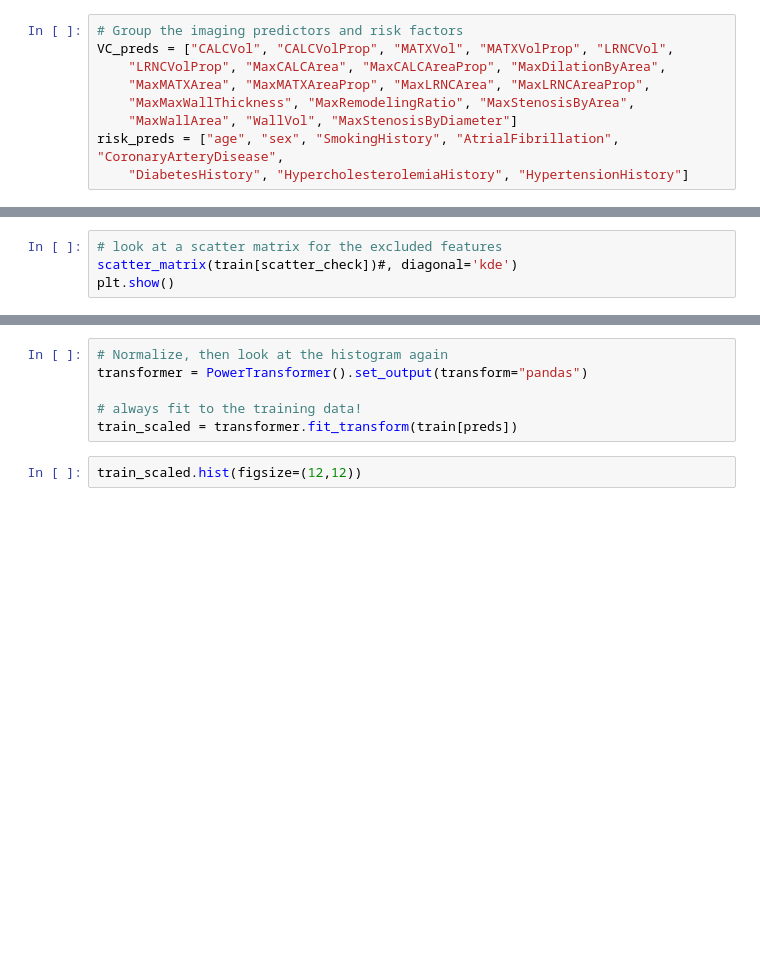
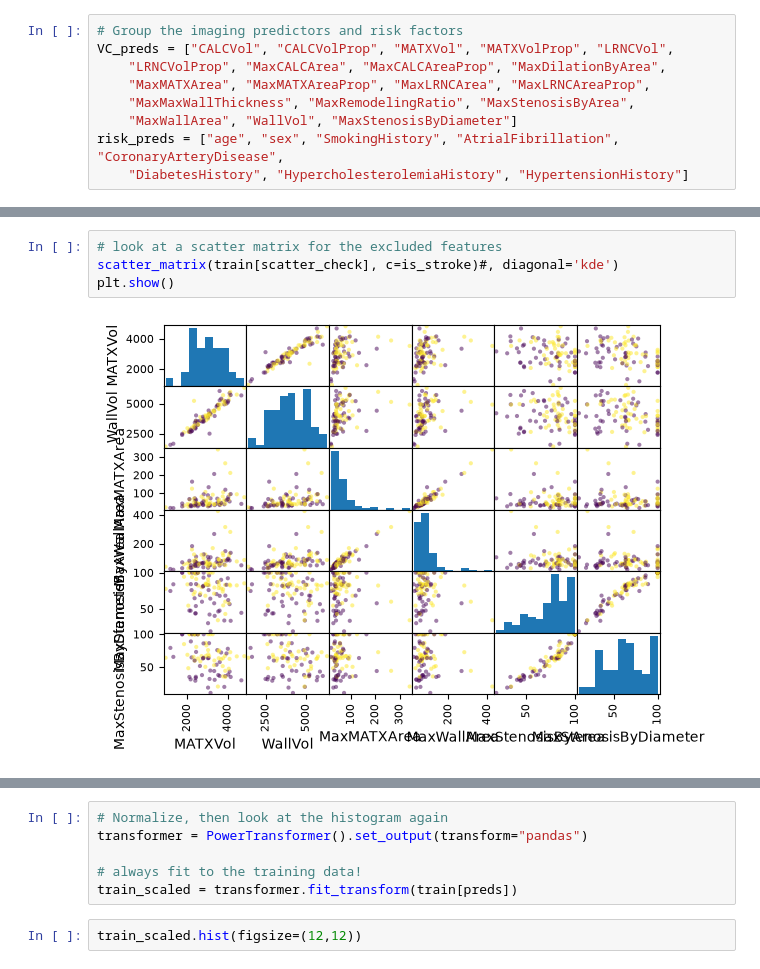
Before and after one commit to mru-data3464/f26, a Jupyter notebook: demo_code/01_stroke/strokedemo.ipynb, the cells around one changed output, grey strips where cells are left out. Drawn from its saved outputs; the diff is of its cells as text; blank space fills up the shorter version.

```diff
--- a/demo_code/01_stroke/strokedemo.ipynb
+++ b/demo_code/01_stroke/strokedemo.ipynb
@@ -82,7 +151,9 @@ preds = [p for p in VC_preds if p not in exclude]
 # %%
 # look at a scatter matrix for the excluded features
-scatter_matrix(train[scatter_check])#, diagonal='kde')
+scatter_matrix(train[scatter_check], c=is_stroke)#, diagonal='kde')
 plt.show()
+# %% [output]
+[figure, added]
 # %%
 # look at the MaxLRNCArea
 train[is_stroke]["MaxLRNCArea"].hist(bins=15, alpha=0.5)
```
Also changed, not shown: parts of 19 cells of this notebook, 1 other file.
